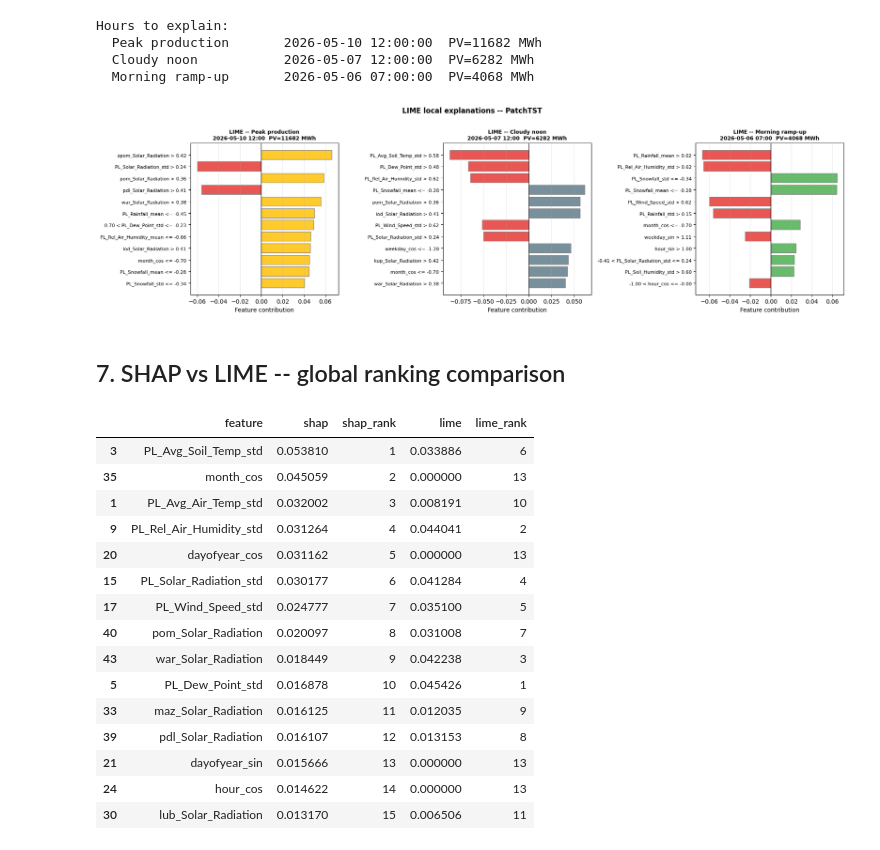
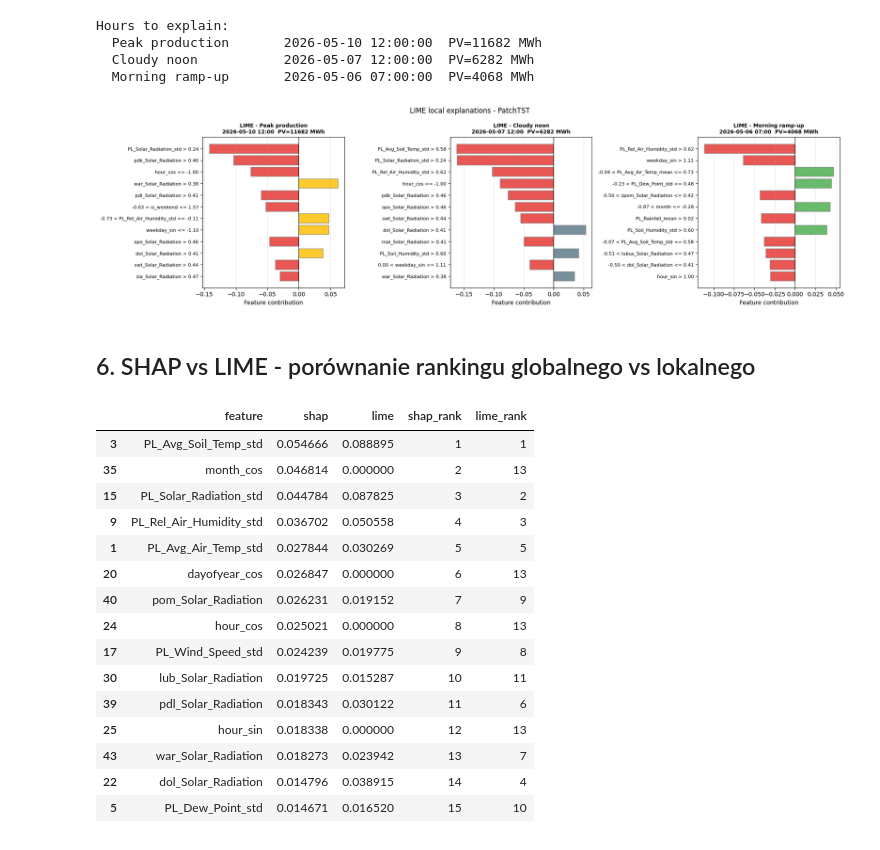
Before and after one commit to DuckDrivingTractor/Pracownia-Problemowa, a Jupyter notebook: pv_work/models_pv.ipynb, the cells around one changed output. Saved outputs shown, nothing was run; the diff lists cells and outputs as text; code cells hidden in the pictures.

```diff
--- a/pv_work/models_pv.ipynb
+++ b/pv_work/models_pv.ipynb
@@ -381,8 +391,7 @@ plt.tight_layout(); plt.show()
 # %%
 NIGHT_THRESH = 50   # MWh: hours below this are treated as 'night' for daytime metrics
 
-def compute_metrics(y_true, y_pred, name='Model',
-                    naive_mae=None, seasonal_naive_mae=None):
+def compute_metrics(y_true, y_pred, name='Model', naive_mae=None, seasonal_naive_mae=None):
     y_true, y_pred = y_true.flatten(), y_pred.flatten()
     mae  = np.mean(np.abs(y_true - y_pred))
     rmse = np.sqrt(np.mean((y_true - y_pred) ** 2))
@@ -496,0 +497,3 @@ plt.xticks(rotation=30); plt.tight_layout(); plt.show()
+# %%
+best_model, best_name = (tsmixer, 'TSMixer') if float(metrics_df.loc[metrics_df['Model']=='TSMixer','MAE'].values[0]) <= float(metrics_df.loc[metrics_df['Model']=='PatchTST','MAE'].values[0]) else (patchtst, 'PatchTST')
+print(f'\nBest model: {best_name}')
@@ -614,10 +623,11 @@ dol_Snowfall         0.000812
 lag_importance = np.abs(shap_vals).mean(axis=(0, 2))
 
 fig, ax = plt.subplots(figsize=(11, 3))
-ax.bar(range(LOOKBACK), lag_importance[::-1], color="steelblue", alpha=0.8)
+ax.bar(range(LOOKBACK), lag_importance[::-1],  alpha=0.8)
 ax.set_xlabel("Lag (0 = most recent hour)")
-ax.set_ylabel("Mean |SHAP|")
-ax.set_title(f"SHAP importance by time lag -- {best_name}", fontsize=11)
+ax.set_ylabel("SHAP")
+ax.set_title(f"SHAP importance by time lag - {best_name}")
 ax.grid(alpha=0.3, axis="y")
-plt.tight_layout(); plt.show()
+plt.tight_layout()
+plt.show()
 # %% [output]
@@ -650,12 +663,12 @@ plt.tight_layout(); plt.show()
 # %%
 fixed_ctx = X_train_arr[-(LOOKBACK - 1):]   # (47, N_FEATURES)
 
-interp_idx      = [MODEL_FEATURES.index(f) for f in INTERP_FEATURES if f in MODEL_FEATURES]
+interp_idx      = [MODEL_FEATURES.index(f) for f in INTERPRETABLE_FEATURES if f in MODEL_FEATURES]
 INTERP_FEAT_NAMES = [MODEL_FEATURES[i] for i in interp_idx]
 n_interp = len(interp_idx)
 
 def predict_for_lime(X_2d):
-    full_X = np.zeros((len(X_2d), N_FEATURES), dtype="float32")
+    full_X = np.zeros((len(X_2d), features_nmbr), dtype="float32")
     full_X[:, interp_idx] = X_2d.astype("float32")
     seqs = np.tile(fixed_ctx[np.newaxis], (len(X_2d), 1, 1)).copy()
     seqs = np.concatenate([seqs, full_X[:, np.newaxis, :]], axis=1)
@@ -702,35 +715,35 @@ Hours to explain:
 # %%
 fig, axes = plt.subplots(1, 3, figsize=(18, 5))
 
 for ax, (idx, label, color) in zip(axes, cases):
     x_current = X_val_arr[idx, interp_idx]
     exp = lime_explainer.explain_instance(
         x_current, predict_for_lime, num_features=12, num_samples=500,
     )
     feat_val_list = exp.as_list()
     feat_names_lime = [fv[0] for fv in feat_val_list]
     feat_vals_lime  = [fv[1] for fv in feat_val_list]
     bar_colors = [color if v > 0 else "#E53935" for v in feat_vals_lime]
     y_pos = list(range(len(feat_names_lime)))
 
     ax.barh(y_pos[::-1], feat_vals_lime, color=bar_colors, alpha=0.85, edgecolor="gray")
     ax.axvline(0, color="black", lw=0.8)
     ax.set_yticks(y_pos[::-1]); ax.set_yticklabels(feat_names_lime, fontsize=8)
     ax.set_title(
-        f"LIME -- {label}\n{val_df['Date'].iloc[idx].strftime('%Y-%m-%d %H:%M')}  "
+        f"LIME - {label}\n{val_df['Date'].iloc[idx].strftime('%Y-%m-%d %H:%M')}  "
         f"PV={pv_vals[idx]:.0f} MWh",
         fontsize=9, fontweight="bold")
-    ax.set_xlabel("Feature contribution"); ax.grid(alpha=0.3, axis="x")
+    ax.set_xlabel("Feature contribution")
+    ax.grid(alpha=0.3, axis="x")
 
-plt.suptitle(f"LIME local explanations -- {best_name}", fontsize=12, fontweight="bold", y=1.01)
-plt.tight_layout(); plt.show()
+plt.suptitle(f"LIME local explanations - {best_name}")
+plt.tight_layout()
+plt.show()
 # %% [output]
-[figure, old version]
+[figure, new version]
 # %% [markdown]
-## 7. SHAP vs LIME -- global ranking comparison
+## 6. SHAP vs LIME - porównanie rankingu globalnego vs lokalnego
 # %%
-from collections import defaultdict
-
 shap_imp_interp = (
     pd.DataFrame({
         "feature": INTERP_FEAT_NAMES,
@@ -764,25 +777,24 @@ merged = (
 )
 merged["shap_rank"] = range(1, len(merged) + 1)
 merged["lime_rank"] = merged["lime"].rank(ascending=False).astype(int)
-
-merged[["feature", "shap", "shap_rank", "lime", "lime_rank"]]
+merged
 # %% [output]
-|  | feature | shap | shap_rank | lime | lime_rank |
-| 3 | PL_Avg_Soil_Temp_std | 0.053810 | 1 | 0.033886 | 6 |
-| 35 | month_cos | 0.045059 | 2 | 0.000000 | 13 |
-| 1 | PL_Avg_Air_Temp_std | 0.032002 | 3 | 0.008191 | 10 |
-| 9 | PL_Rel_Air_Humidity_std | 0.031264 | 4 | 0.044041 | 2 |
-| 20 | dayofyear_cos | 0.031162 | 5 | 0.000000 | 13 |
-| 15 | PL_Solar_Radiation_std | 0.030177 | 6 | 0.041284 | 4 |
-| 17 | PL_Wind_Speed_std | 0.024777 | 7 | 0.035100 | 5 |
-| 40 | pom_Solar_Radiation | 0.020097 | 8 | 0.031008 | 7 |
-| 43 | war_Solar_Radiation | 0.018449 | 9 | 0.042238 | 3 |
-| 5 | PL_Dew_Point_std | 0.016878 | 10 | 0.045426 | 1 |
-| 33 | maz_Solar_Radiation | 0.016125 | 11 | 0.012035 | 9 |
-| 39 | pdl_Solar_Radiation | 0.016107 | 12 | 0.013153 | 8 |
-| 21 | dayofyear_sin | 0.015666 | 13 | 0.000000 | 13 |
-| 24 | hour_cos | 0.014622 | 14 | 0.000000 | 13 |
-| 30 | lub_Solar_Radiation | 0.013170 | 15 | 0.006506 | 11 |
+|  | feature | shap | lime | shap_rank | lime_rank |
+| 3 | PL_Avg_Soil_Temp_std | 0.054666 | 0.088895 | 1 | 1 |
+| 35 | month_cos | 0.046814 | 0.000000 | 2 | 13 |
+| 15 | PL_Solar_Radiation_std | 0.044784 | 0.087825 | 3 | 2 |
+| 9 | PL_Rel_Air_Humidity_std | 0.036702 | 0.050558 | 4 | 3 |
+| 1 | PL_Avg_Air_Temp_std | 0.027844 | 0.030269 | 5 | 5 |
+| 20 | dayofyear_cos | 0.026847 | 0.000000 | 6 | 13 |
+| 40 | pom_Solar_Radiation | 0.026231 | 0.019152 | 7 | 9 |
+| 24 | hour_cos | 0.025021 | 0.000000 | 8 | 13 |
+| 17 | PL_Wind_Speed_std | 0.024239 | 0.019775 | 9 | 8 |
+| 30 | lub_Solar_Radiation | 0.019725 | 0.015287 | 10 | 11 |
+| 39 | pdl_Solar_Radiation | 0.018343 | 0.030122 | 11 | 6 |
+| 25 | hour_sin | 0.018338 | 0.000000 | 12 | 13 |
+| 43 | war_Solar_Radiation | 0.018273 | 0.023942 | 13 | 7 |
+| 22 | dol_Solar_Radiation | 0.014796 | 0.038915 | 14 | 4 |
+| 5 | PL_Dew_Point_std | 0.014671 | 0.016520 | 15 | 10 |
 # %%
 fig, axes = plt.subplots(1, 2, figsize=(14, 6))
 top15 = merged.head(15)
```
Also changed, not shown: parts of 43 cells of this notebook, 3 other files.
